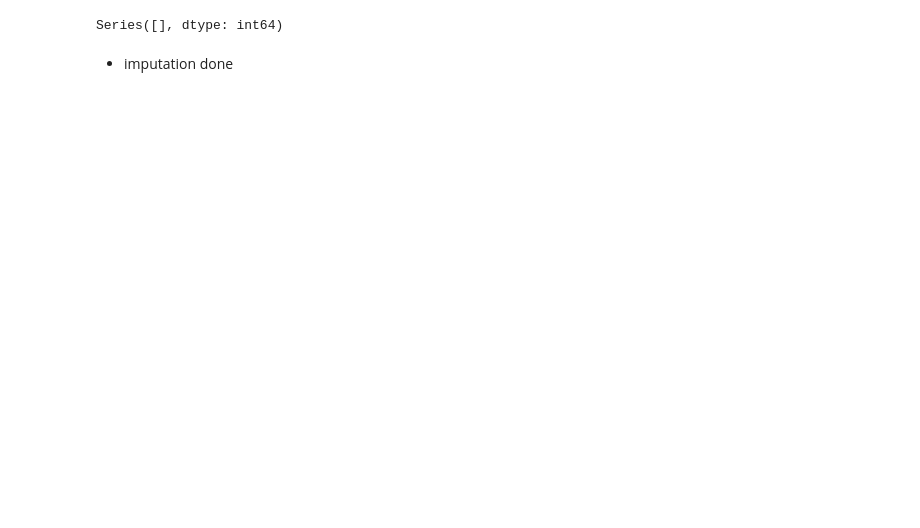
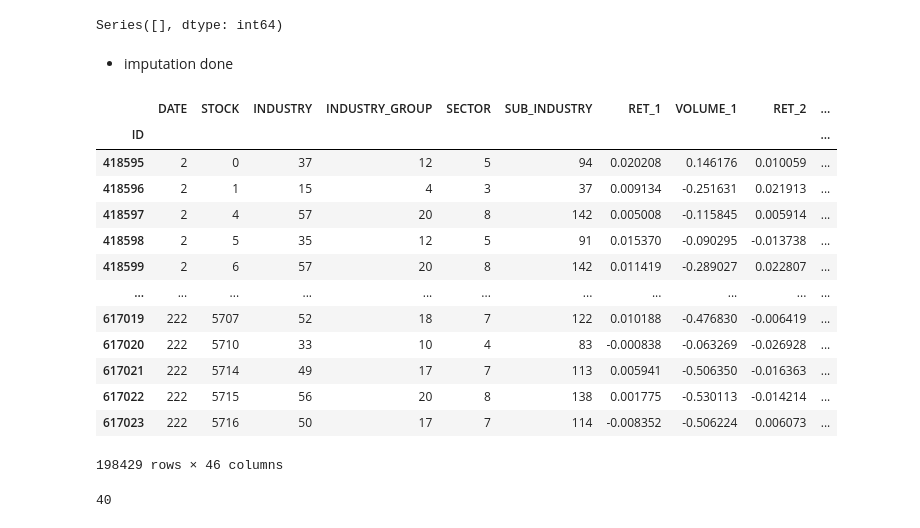
Before and after one commit to AchrafEssaleh/Market-Neutral-Alpha-Prediction, a Jupyter notebook: notebooks/eda.ipynb, the cells around one changed output. Saved outputs shown, nothing was run; the diff lists cells and outputs as text; code cells hidden in the pictures; blank space fills up the shorter version.

```diff
--- a/notebooks/eda.ipynb
+++ b/notebooks/eda.ipynb
@@ -215,3 +223,21 @@ Series([], dtype: int64)
 - imputation done
 # %%
 x_train.to_csv(DATA_DIR_PROCESSED/"x_train_processed.csv")
+# %%
+X_test=pd.read_csv(DATA_DIR/"x_test.csv",index_col="ID")
+display(X_test)
+# %% [output]
+|  | DATE | STOCK | INDUSTRY | INDUSTRY_GROUP | SECTOR | SUB_INDUSTRY | RET_1 | VOLUME_1 | RET_2 | ... |
+| ID |  |  |  |  |  |  |  |  |  | ... |
+| 418595 | 2 | 0 | 37 | 12 | 5 | 94 | 0.020208 | 0.146176 | 0.010059 | ... |
+| 418596 | 2 | 1 | 15 | 4 | 3 | 37 | 0.009134 | -0.251631 | 0.021913 | ... |
+| 418597 | 2 | 4 | 57 | 20 | 8 | 142 | 0.005008 | -0.115845 | 0.005914 | ... |
+| 418598 | 2 | 5 | 35 | 12 | 5 | 91 | 0.015370 | -0.090295 | -0.013738 | ... |
+| 418599 | 2 | 6 | 57 | 20 | 8 | 142 | 0.011419 | -0.289027 | 0.022807 | ... |
+| ... | ... | ... | ... | ... | ... | ... | ... | ... | ... | ... |
+| 617019 | 222 | 5707 | 52 | 18 | 7 | 122 | 0.010188 | -0.476830 | -0.006419 | ... |
+| 617020 | 222 | 5710 | 33 | 10 | 4 | 83 | -0.000838 | -0.063269 | -0.026928 | ... |
+| 617021 | 222 | 5714 | 49 | 17 | 7 | 113 | 0.005941 | -0.506350 | -0.016363 | ... |
+| 617022 | 222 | 5715 | 56 | 20 | 8 | 138 | 0.001775 | -0.530113 | -0.014214 | ... |
+| 617023 | 222 | 5716 | 50 | 17 | 7 | 114 | -0.008352 | -0.506224 | 0.006073 | ... |
+198429 rows × 46 columns
@@ -217,0 +247,4 @@ x_train.to_csv(DATA_DIR_PROCESSED/"x_train_processed.csv")
+# %%
+len(X_test[features_with_mv.index].isna().sum()[X_test[features_with_mv.index].isna().sum()>0])
+# %% [output]
+40
```
Also changed, not shown: parts of 13 cells of this notebook, 4 other files.
